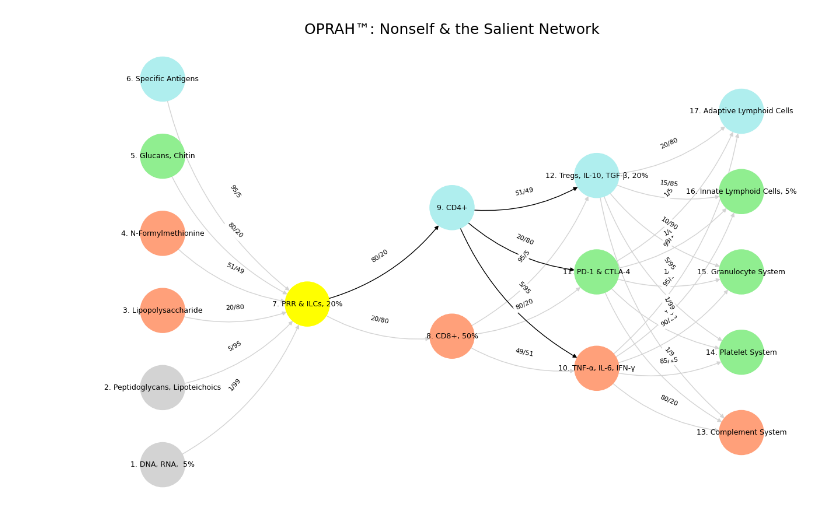
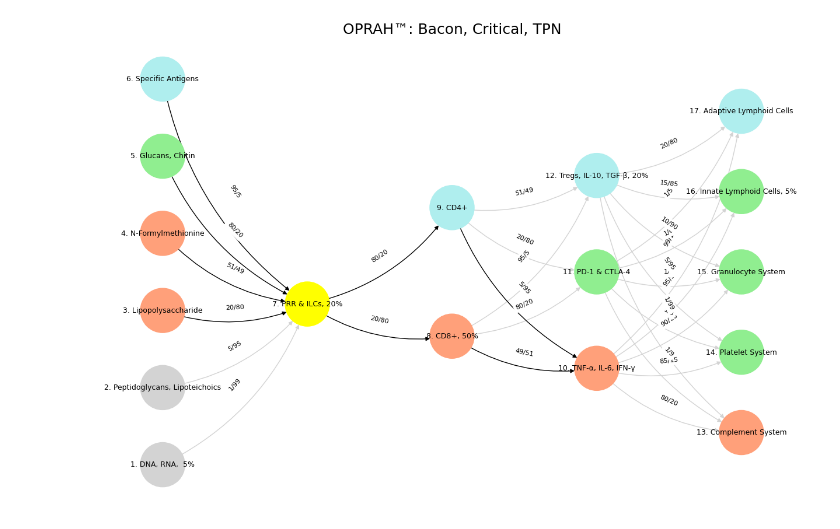
Before and after one commit to abikesa/startup, a Jupyter notebook: kitabo/ensi/_build/jupyter_execute/act1/chapter1.ipynb, the cells around one changed output. Cells and saved outputs as stored; diff of their text form; code cells hidden in the pictures.

```diff
--- a/kitabo/ensi/_build/jupyter_execute/act1/chapter1.ipynb
+++ b/kitabo/ensi/_build/jupyter_execute/act1/chapter1.ipynb
@@ -395,7 +395,6 @@ Our analysis also suggests a subtle but possibly important side effect of the gr
 
 This research could usefully be extended in a number of directions. It would be valuable to explore models in which more elaborate interactions between children were possible. Empirically, the insights suggested by this model could be used to inform econometric analyses of the consumption and portfolio choices of the aged. In addition, it might be useful to use simulation techniques to examine the relation between bequests of the type modeled here and the level of capital formation. It is unlikely that any of these extensions would cast doubt on our conclusion that the strategic motive is central to the economic analysis of bequests.
 # %%
-
 import numpy as np
 import matplotlib.pyplot as plt
 import networkx as nx
@@ -457,10 +456,14 @@ def define_edges():
 # Define edges to be highlighted in black
 def define_black_edges():
     return {
+        ('Lipopolysaccharide', 'PRR & ILCs, 20%'): '20/80',
+        ('N-Formylmethionine', 'PRR & ILCs, 20%'): '51/49',
+        ("Glucans, Chitin", 'PRR & ILCs, 20%'): '80/20',
+        ('Specific Antigens', 'PRR & ILCs, 20%'): '95/5',
+        ('PRR & ILCs, 20%', 'CD8+, 50%'): '20/80',
         ('PRR & ILCs, 20%', 'CD4+'): '80/20',
         ('CD4+', 'TNF-α, IL-6, IFN-γ'): '5/95',
-        ('CD4+', 'PD-1 & CTLA-4'): '20/80',
-        ('CD4+', 'Tregs, IL-10, TGF-β, 20%'): '51/49',
+        ('CD8+, 50%', 'TNF-α, IL-6, IFN-γ'): '49/51',
     }
 
 # Calculate node positions
@@ -492,33 +495,33 @@ def visualize_nn():
         positions = calculate_positions(nodes, x_offset=i * 2)
         for node, position in zip(nodes, positions):
             new_node = mapping[node]
             G.add_node(new_node, layer=layer_name)
             pos[new_node] = position
             node_colors.append(colors.get(node, 'lightgray'))
 
     # Add edges with updated node labels
     edge_colors = []
     for (source, target), weight in edges.items():
         if source in mapping and target in mapping:
             new_source = mapping[source]
             new_target = mapping[target]
             G.add_edge(new_source, new_target, weight=weight)
             edge_colors.append('black' if (source, target) in black_edges else 'lightgrey')
 
     # Draw the graph
     plt.figure(figsize=(12, 8))
     edges_labels = {(u, v): d["weight"] for u, v, d in G.edges(data=True)}
 
     nx.draw(
         G, pos, with_labels=True, node_color=node_colors, edge_color=edge_colors,
         node_size=3000, font_size=9, connectionstyle="arc3,rad=0.2"
     )
     nx.draw_networkx_edge_labels(G, pos, edge_labels=edges_labels, font_size=8)
-    plt.title("OPRAH™: Nonself & the Salient Network", fontsize=18)
+    plt.title("OPRAH™: Bacon, Critical, TPN", fontsize=18)
     plt.show()
 
 # Run the visualization
 visualize_nn()
 # %% [output]
-[figure, old version]
+[figure, new version]
 # %% [markdown]
```
Also changed, not shown: parts of 1 cell of this notebook, 13 other files.
